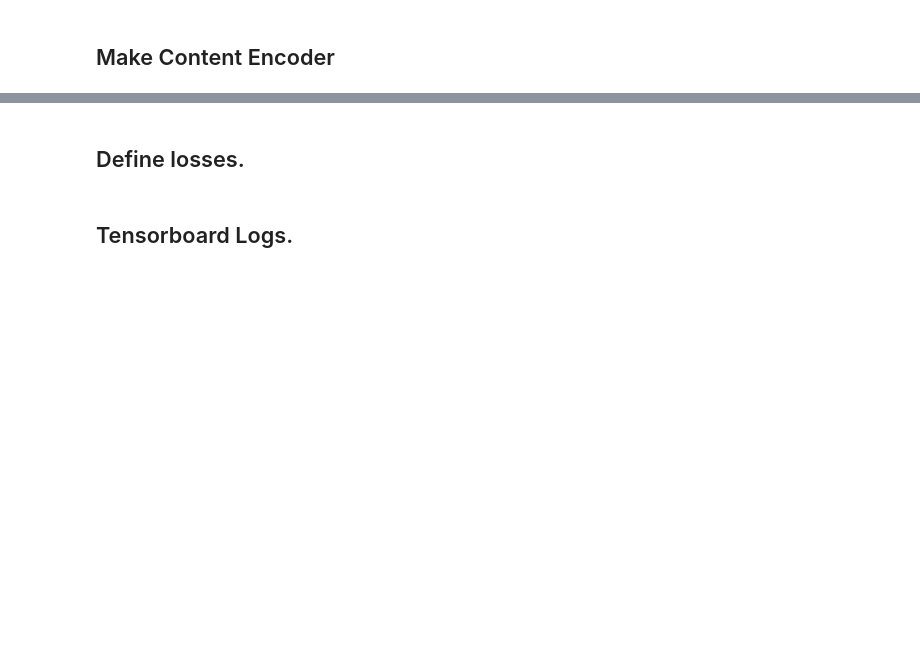
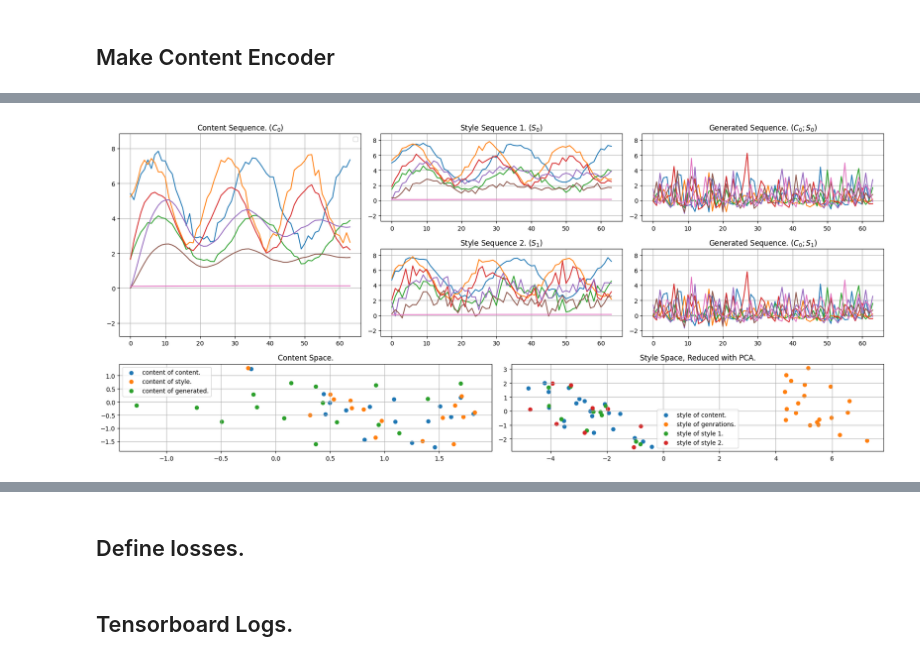
Before and after one commit to Henri-Hoyez/TimeSeriesStyleTransfer, a Jupyter notebook: 2024-03-27 - Time Series Style Transfer.ipynb, the cells around one changed output, grey strips where cells are left out. Drawn from its saved outputs; the diff is of its cells as text; code cells hidden in the pictures; blank space fills up the shorter version.

```diff
--- a/2024-03-27 - Time Series Style Transfer.ipynb
+++ b/2024-03-27 - Time Series Style Transfer.ipynb
@@ -275,8 +293,8 @@ def make_discriminator(seq_length:int, n_feat:int):
 
     return model
 # %%
-content_encoder = make_content_encoder(SEQUENCE_LENGTH, df_d1.shape[1], FEAT_WIENER)
+content_encoder = make_content_encoder(SEQUENCE_LENGTH, N_SIGNAL, FEAT_WIENER)
 # content_encoder.summary()
 # %%
-style_encoder = make_style_encoder(SEQUENCE_LENGTH, df_d1.shape[1], STYLE_VECTOR_SIZE)
+style_encoder = make_style_encoder(SEQUENCE_LENGTH, N_SIGNAL, STYLE_VECTOR_SIZE)
 style_encoder.summary()
@@ -283,3 +319,3 @@ style_encoder.summary()
 # %%
-decoder = make_decoder(N_SAMPLE_WIENER, FEAT_WIENER, STYLE_VECTOR_SIZE ,df_d1.shape[1])
+decoder = make_decoder(N_SAMPLE_WIENER, FEAT_WIENER, STYLE_VECTOR_SIZE, N_SIGNAL)
 # decoder.summary()
@@ -308,10 +328,10 @@ def generate(content_batch, style_batch):
     generated = decoder([content, style], training=False)
     return generated
 # %%
-valid_seed_content = next(iter(dset_d1_valid))
-valid_seed_style = next(iter(dset_d2_valid))
+valid_seed_content = next(iter(content_dset_valid))
+valid_seed_style, valid_seed_style_label = next(iter(style_dset_valid))
 
-train_seed_content = next(iter(dset_d1_train))
-train_seed_style = next(iter(dset_d2_train))
+train_seed_content = next(iter(content_dset_train))
+train_seed_style, train_seed_style_label = next(iter(style_dset_valid))
 
 generated_sequence = generate(valid_seed_content, valid_seed_style)
@@ -318,74 +343,84 @@ generated_sequence = generate(valid_seed_content, valid_seed_style)
 # %%
 from sklearn.decomposition import PCA
 
-def plot_generated_sequence2(content_sequences, style_sequences, show=False):
+def plot_generated_sequence2(content_sequences, style_sequences, style_labels, show=False):
 
-    # Compute what we need
+    style_1_sequence = style_sequences[style_labels == 0][0]
+    style_2_sequence = style_sequences[style_labels == 1][0]
+    content_sequence_for_model = tf.gather(content_sequences, [0, 0])
+    style_for_the_model = tf.stack([style_1_sequence, style_2_sequence])
+
+    # Make Generated sequence for visualization.
+    content_of_content = content_encoder(content_sequence_for_model, training=False)
+    style_of_style= style_encoder(style_for_the_model, training=False)
+    generated_sequences = decoder([content_of_content, style_of_style], training=False)
+
+
+    # Make the computation for the scatter plots
+    content_of_style = content_encoder(style_sequences, training=False)
+    style_of_style = style_encoder(style_sequences, training=False)
+
     content_of_content = content_encoder(content_sequences, training=False)
     style_of_content = style_encoder(content_sequences, training=False)
 
-    content_of_style= content_encoder(style_sequences, training=False)
-    style_of_style= style_encoder(style_sequences, training=False)
+    generations = decoder([content_of_content, style_of_style], training=False)
 
-    generated_sequences = decoder([content_of_content, style_of_style], training=False)
-
-    content_of_generated = content_encoder(generated_sequences, training=False)
-    style_of_generated = style_encoder(generated_sequences, training=False)
+    content_of_generated = content_encoder(generations, training=False)
+    style_of_generated = style_encoder(generations, training=False)
 
     # Reduce the Style Vector for visualization purposes.
     pca = PCA(2)
-    all_together = np.vstack([style_of_content, style_of_style, style_of_generated])
+    style_vectors = np.vstack([style_of_content, style_of_style, style_of_generated])
 
-    pca.fit(all_together)
+    pca.fit(style_vectors)
 
-    reduced_style_style = pca.transform(style_of_style)
     reduced_style_content=pca.transform(style_of_content)
     reduced_style_generations=pca.transform(style_of_generated)
+    reduced_style_style = pca.transform(style_of_style)
 
-    all_values = np.array([content_sequences, style_sequences, generated_sequences])
+    reduced_style1 = reduced_style_style[style_labels == 0, :]
+    reduced_style2 = reduced_style_style[style_labels == 1, :]
+
+    all_values = np.array([content_sequence_for_model, style_for_the_model, generated_sequences])
     _min, _max = np.min(all_values)-1, np.max(all_values)+ 1
 
     fig= plt.figure(figsize=(18, 8))
     spec= fig.add_gridspec(3, 6)
 
-    ax00 = fig.add_subplot(spec[0, :2])
-    ax00.set_title('Content Sequence.')
-    ax00.plot(content_sequences[0, :, :2], label=df_d1.columns[:2])
+    ax00 = fig.add_subplot(spec[0:2, :2])
+    ax00.set_title('Content Sequence. ($C_0$)')
+    ax00.plot(content_sequence_for_model[0])
     ax00.set_ylim(_min, _max)
     ax00.grid(True)
     ax00.legend()
 
-    ax10 = fig.add_subplot(spec[1, :2])
-    ax10.plot(content_sequences[0, :, 2:], label=df_d1.columns[2:])
-    ax10.set_ylim(_min, _max)
-    ax10.grid(True)
-    ax10.legend()
-
-#######
+# #######
     ax01 = fig.add_subplot(spec[0, 2:4])
-    ax01.set_title('Style Sequence.')
-    ax01.plot(style_sequences[0, :, :2])
+    ax01.set_title('Style Sequence 1. ($S_0$)')
+    ax01.plot(style_1_sequence)
     ax01.set_ylim(_min, _max)
     ax01.grid(True)
 
     ax11 = fig.add_subplot(spec[1, 2:4])
-    ax11.plot(style_sequences[0, :, 2:])
+    ax11.set_title("Style Sequence 2. ($S_1$)")
+    ax11.plot(style_2_sequence)
     ax11.set_ylim(_min, _max)
     ax11.grid(True)
 
-#######
+# #######
     ax02 = fig.add_subplot(spec[0, 4:])
-    ax02.set_title('Generated Sequence.')
-    ax02.plot(generated_sequences[0, :, :2])
+    ax02.set_title('Generated Sequence. ($C_0; S_0$)')
+    ax02.plot(generated_sequences[0, :])
     ax02.set_ylim(_min, _max)
     ax02.grid(True)
 
     ax12 = fig.add_subplot(spec[1, 4:])
-    ax12.plot(generated_sequences[1, :, 2:])
+    ax12.set_title('Generated Sequence. ($C_0; S_1$)')
+    ax12.plot(generated_sequences[1, :])
     ax12.set_ylim(_min, _max)
     ax12.grid(True)
 
-#####
+# #####
     ax10 = fig.add_subplot(spec[2, :3])
     ax10.set_title('Content Space.')
     ax10.scatter(content_of_content[0, :, 0], content_of_content[0, :, 1],  label='content of content.')
@@ -397,8 +432,10 @@ def plot_generated_sequence2(content_sequences, style_sequences, show=False):
     ax11 = fig.add_subplot(spec[2, 3:])
     ax11.set_title('Style Space, Reduced with PCA.')
     ax11.scatter(reduced_style_content[:, 0], reduced_style_content[:, 1], label='style of content.')
-    ax11.scatter(reduced_style_style[:, 0], reduced_style_style[:, 1], label='style of style.')
     ax11.scatter(reduced_style_generations[:, 0], reduced_style_generations[:, 1], label='style of genrations.')
+
+    ax11.scatter(reduced_style1[:, 0], reduced_style1[:, 1], label='style of style 1.')
+    ax11.scatter(reduced_style2[:, 0], reduced_style2[:, 1], label='style of style 2.')
 
     ax11.grid(True)
     ax11.legend()
@@ -407,4 +444,5 @@ def plot_generated_sequence2(content_sequences, style_sequences, show=False):
 
     return fig
 
-plot_generated_sequence2(valid_seed_content, valid_seed_style)
+plot_generated_sequence2(valid_seed_content, valid_seed_style, valid_seed_style_label)
+# %% [output]
@@ -410,0 +450 @@ plot_generated_sequence2(valid_seed_content, valid_seed_style)
+[figure, added]
```
Also changed, not shown: parts of 20 cells of this notebook.
